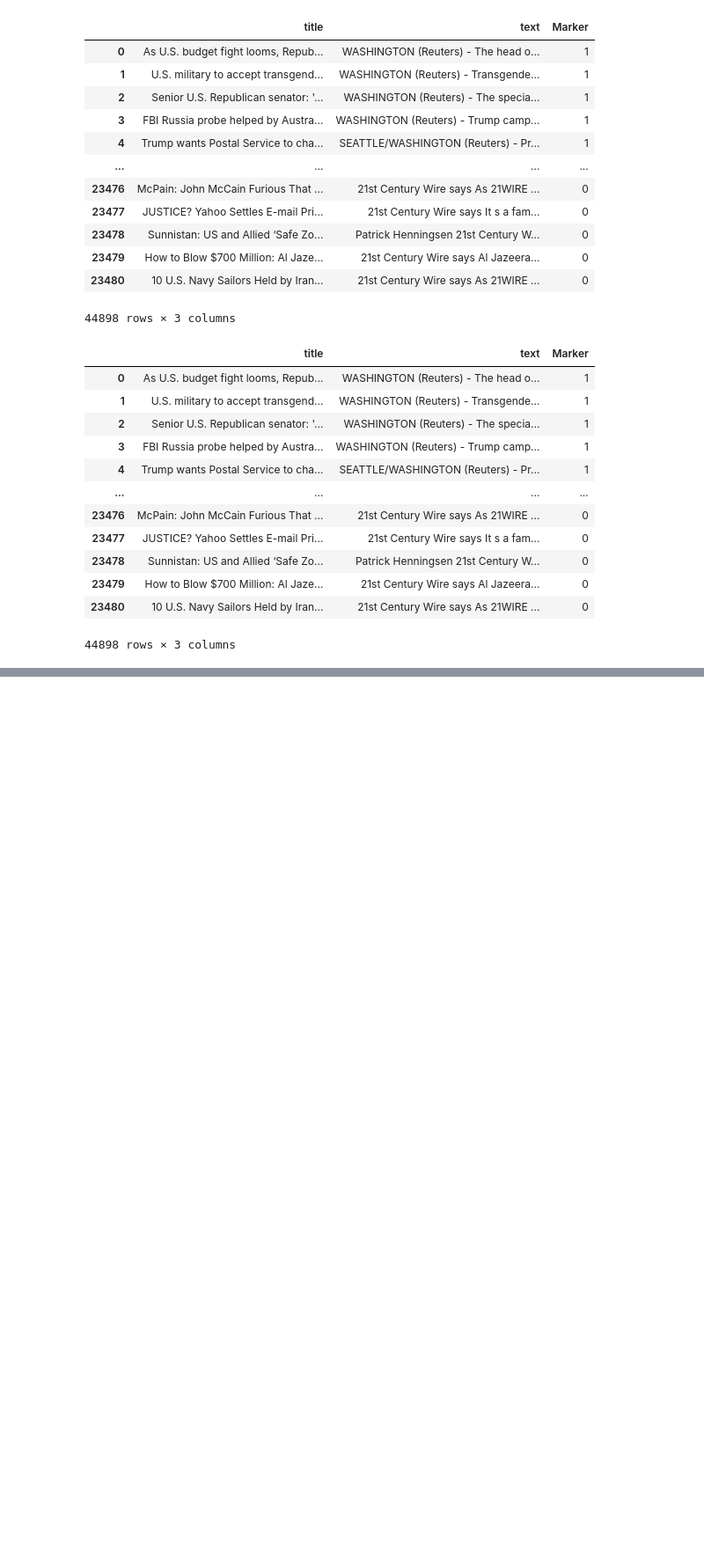
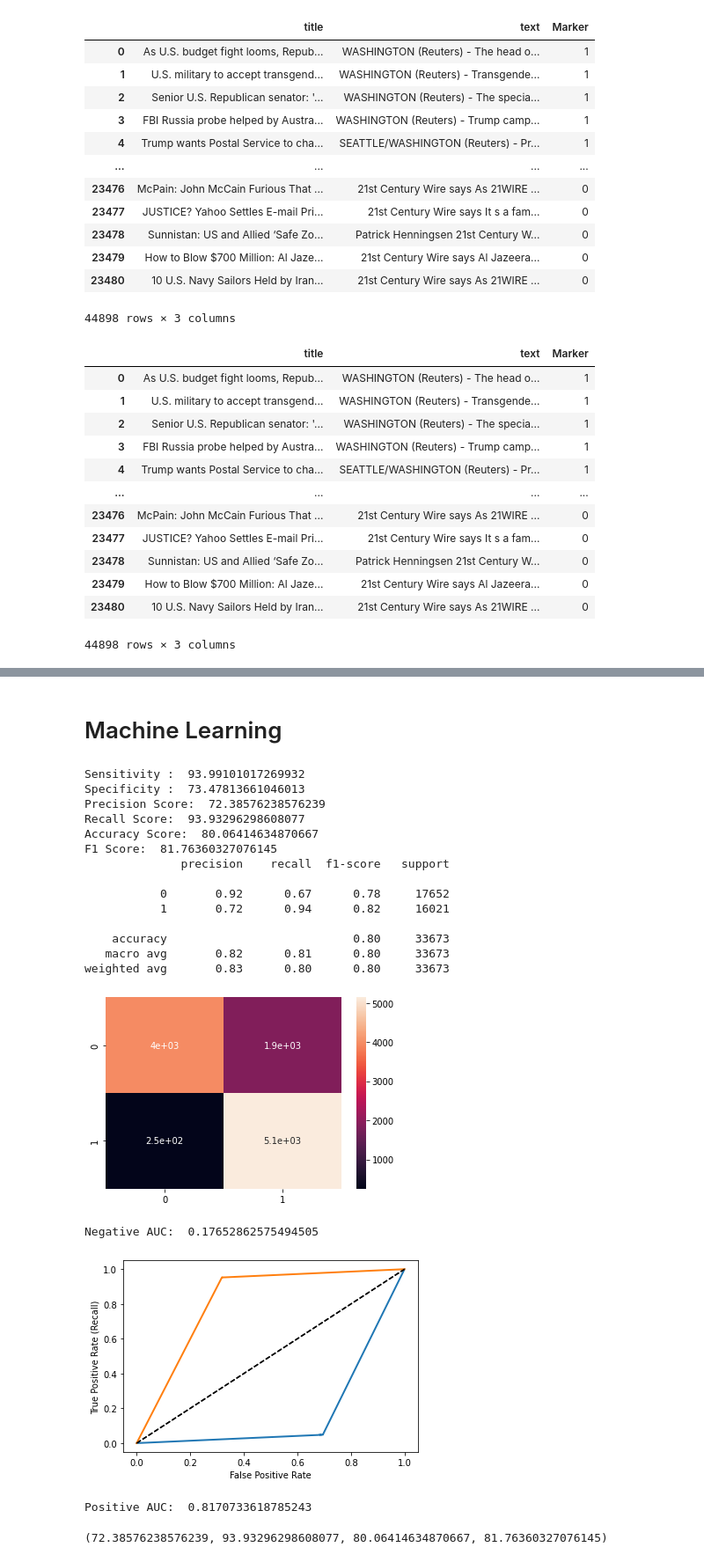
Before and after one commit to Harshal12355/Fake-News-Detector, a Jupyter notebook: detector.ipynb, the cells around one changed output, grey strips where cells are left out. Shown at 88% size. Cells and saved outputs as stored; diff of their text form; code cells hidden in the pictures; blank space fills up the shorter version.

Commit message:
Finished NLP preprocessing and applied machine learning algorithm

```diff
--- a/detector.ipynb
+++ b/detector.ipynb
@@ -115,15 +115,15 @@ array(['As U.S. budget fight looms, Republicans flip their fiscal script',
        'How to Blow $700 Million: Al Jazeera America Finally Calls it Quits',
        '10 U.S. Navy Sailors Held by Iranian Military – Signs of a Neocon Political Stunt'],
       dtype=object)
-# %%
-def preprocess(title):
-    subbed_array = re.sub('[^a-zA-Z]', ' ', input_arr[title])
-    subbed_array = subbed_array.lower()
-    subbed_array = subbed_array.split()
-    s = PorterStemmer()
-    subbed_array = [s.stem(word) for word in subbed_array if not word in set(stopwords.words('english'))]
-    newArr = ' '.join(subbed_array)
-    return subbed_array
+# %%
+# put these before the function so that they are only calculated once
+s = PorterStemmer()
+stopwords_set = set(stopwords.words('english'))
+
+def preprocess(title):
+    # By Python definition '\W == [^a-zA-Z0-9_]
+    return ' '.join([s.stem(word)
+              for word in re.sub(r'[\W]', ' ', input_arr[title]).lower().split() if not word in stopwords_set])
 # %%
 df = df.drop(columns=['date','subject'], axis=1)
 # %%
@@ -194,0 +233,6 @@ AttributeError: 'list' object has no attribute 'lower'
+# %% [markdown]
+# Machine Learning
+# %%
+from sklearn.model_selection import train_test_split
+
+X_train, X_test, y_train, y_test = train_test_split(X, y, random_state=42)
@@ -194,0 +309,22 @@ AttributeError: 'list' object has no attribute 'lower'
+# %%
+alg(X_train, X_test, y_train, y_test, gnb)
+# %% [output]
+Sensitivity :  93.99101017269932
+Specificity :  73.47813661046013
+Precision Score:  72.38576238576239
+Recall Score:  93.93296298608077
+Accuracy Score:  80.06414634870667
+F1 Score:  81.76360327076145
+              precision    recall  f1-score   support
+
+           0       0.92      0.67      0.78     17652
+           1       0.72      0.94      0.82     16021
+
+    accuracy                           0.80     33673
+   macro avg       0.82      0.81      0.80     33673
+weighted avg       0.83      0.80      0.80     33673
+[figure, added]
+Negative AUC:  0.17652862575494505
+[figure, added]
+Positive AUC:  0.8170733618785243
+(72.38576238576239, 93.93296298608077, 80.06414634870667, 81.76360327076145)
```
Also changed, not shown: parts of 12 cells of this notebook.
